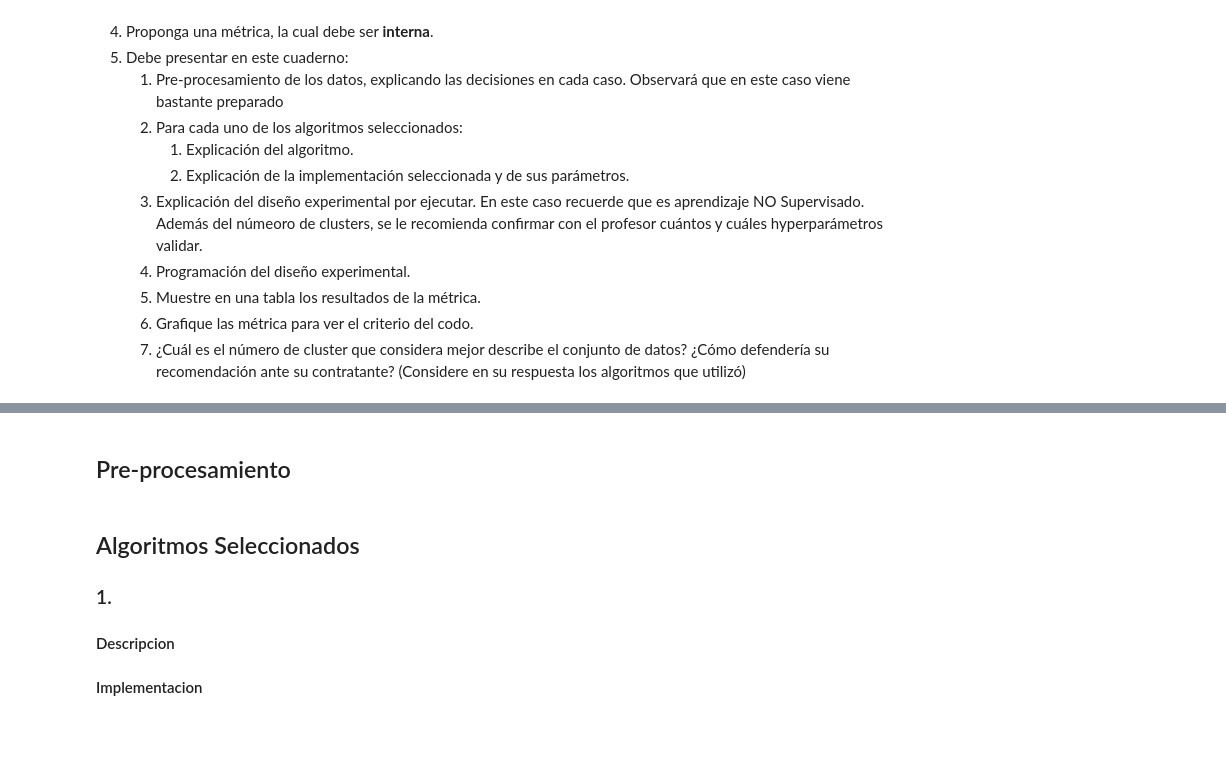
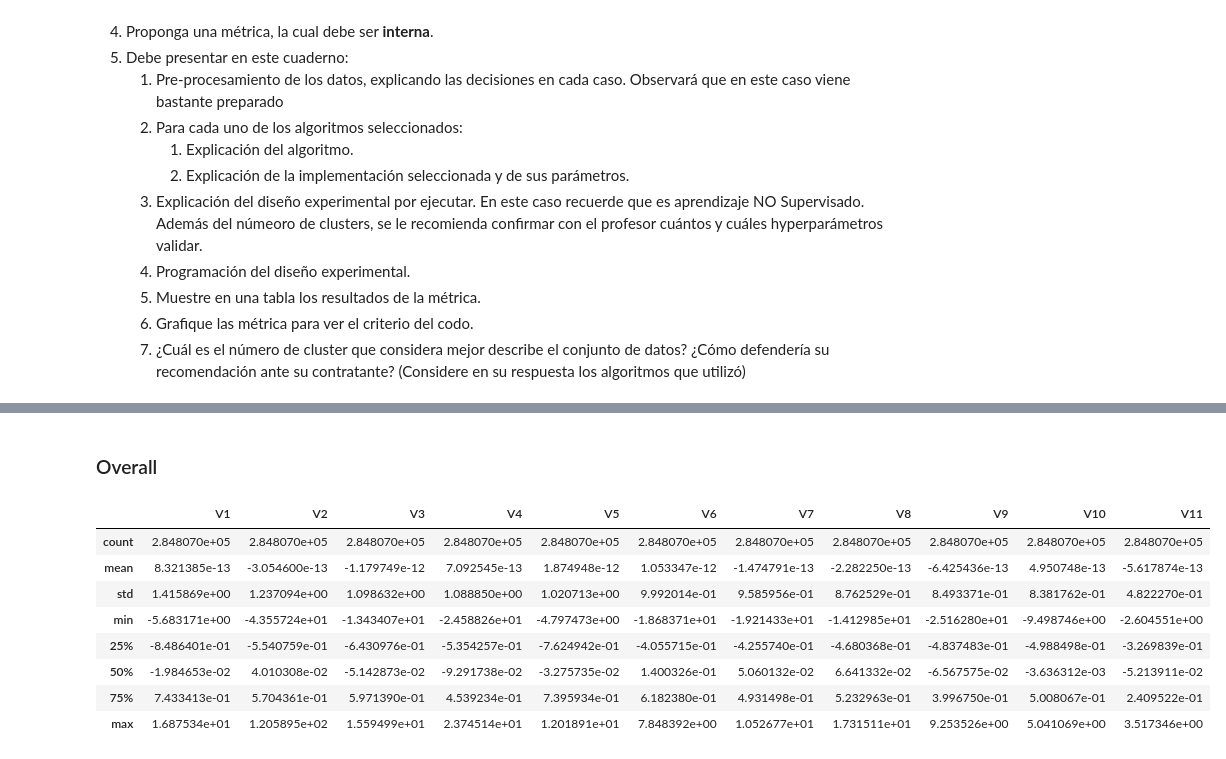
Before and after one commit to GabrielVargasR/University-Artificial-Intelligence, a Jupyter notebook: TC4 - Classification and Clustering/2021-2-Trabajo Practico_04.ipynb, the cells around one changed output, grey strips where cells are left out. Saved outputs shown, nothing was run; the diff lists cells and outputs as text; code cells hidden in the pictures; blank space fills up the shorter version.

```diff
--- a/TC4 - Classification and Clustering/2021-2-Trabajo Practico_04.ipynb
+++ b/TC4 - Classification and Clustering/2021-2-Trabajo Practico_04.ipynb
@@ -180,10 +198,14 @@ print(data.head(5))
-# %% [markdown]
-## Pre-procesamiento
-# %% [markdown]
-## Algoritmos Seleccionados
-
-### 1.
-
-#### Descripcion
-
-#### Implementacion
+# %% [markdown]
+### Overall
+# %%
+data.describe()
+# %% [output]
+|  | V1 | V2 | V3 | V4 | V5 | V6 | V7 | V8 | V9 | V10 | V11 |
+| count | 2.848070e+05 | 2.848070e+05 | 2.848070e+05 | 2.848070e+05 | 2.848070e+05 | 2.848070e+05 | 2.848070e+05 | 2.848070e+05 | 2.848070e+05 | 2.848070e+05 | 2.848070e+05 |
+| mean | 8.321385e-13 | -3.054600e-13 | -1.179749e-12 | 7.092545e-13 | 1.874948e-12 | 1.053347e-12 | -1.474791e-13 | -2.282250e-13 | -6.425436e-13 | 4.950748e-13 | -5.617874e-13 |
+| std | 1.415869e+00 | 1.237094e+00 | 1.098632e+00 | 1.088850e+00 | 1.020713e+00 | 9.992014e-01 | 9.585956e-01 | 8.762529e-01 | 8.493371e-01 | 8.381762e-01 | 4.822270e-01 |
+| min | -5.683171e+00 | -4.355724e+01 | -1.343407e+01 | -2.458826e+01 | -4.797473e+00 | -1.868371e+01 | -1.921433e+01 | -1.412985e+01 | -2.516280e+01 | -9.498746e+00 | -2.604551e+00 |
+| 25% | -8.486401e-01 | -5.540759e-01 | -6.430976e-01 | -5.354257e-01 | -7.624942e-01 | -4.055715e-01 | -4.255740e-01 | -4.680368e-01 | -4.837483e-01 | -4.988498e-01 | -3.269839e-01 |
+| 50% | -1.984653e-02 | 4.010308e-02 | -5.142873e-02 | -9.291738e-02 | -3.275735e-02 | 1.400326e-01 | 5.060132e-02 | 6.641332e-02 | -6.567575e-02 | -3.636312e-03 | -5.213911e-02 |
+| 75% | 7.433413e-01 | 5.704361e-01 | 5.971390e-01 | 4.539234e-01 | 7.395934e-01 | 6.182380e-01 | 4.931498e-01 | 5.232963e-01 | 3.996750e-01 | 5.008067e-01 | 2.409522e-01 |
+| max | 1.687534e+01 | 1.205895e+02 | 1.559499e+01 | 2.374514e+01 | 1.201891e+01 | 7.848392e+00 | 1.052677e+01 | 1.731511e+01 | 9.253526e+00 | 5.041069e+00 | 3.517346e+00 |
```
Also changed, not shown: parts of 10 cells of this notebook.
